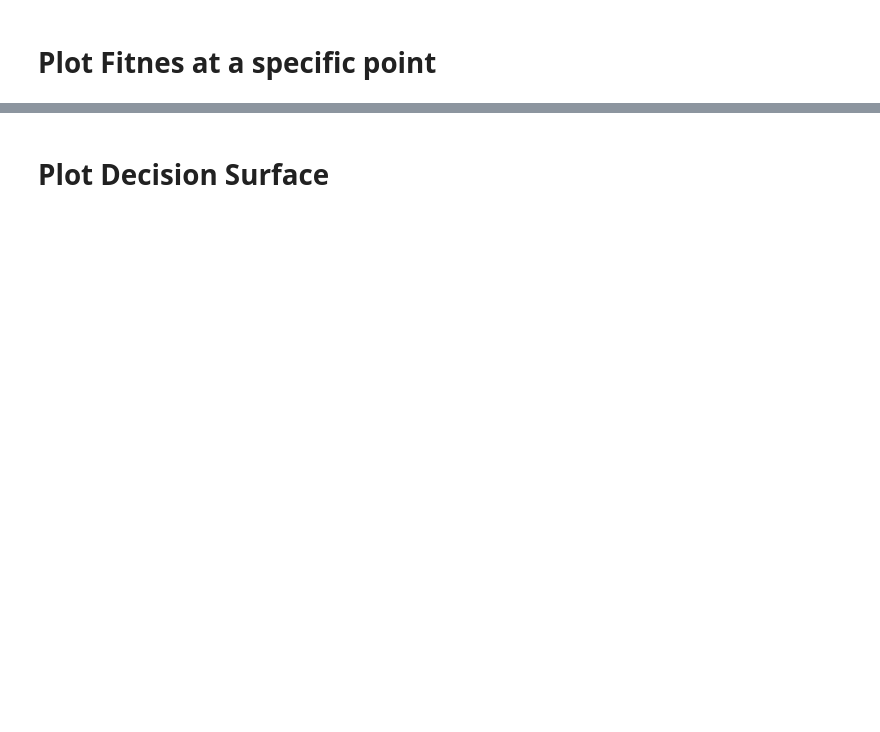
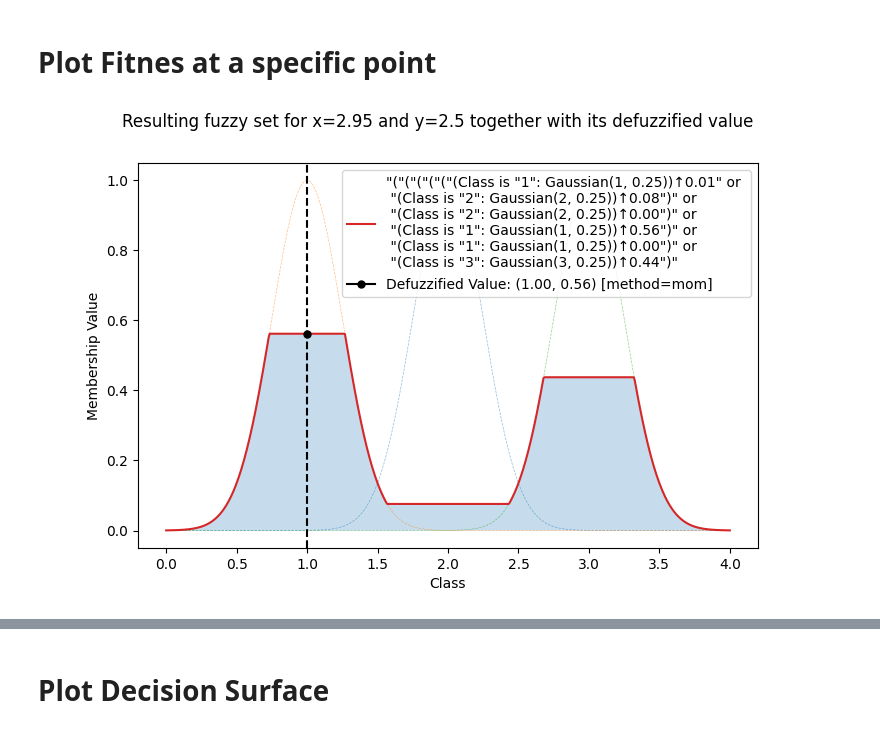
Before and after one commit to ManuelLerchner/AutoPas-FuzzyTuning-Bachelor-Thesis, a Jupyter notebook: demo/fuzzy-test/python/plots/decision_boundary_fuzzy_tree.ipynb, the cells around one changed output, grey strips where cells are left out. Saved outputs shown, nothing was run; the diff lists cells and outputs as text; code cells hidden in the pictures; blank space fills up the shorter version.

```diff
--- a/demo/fuzzy-test/python/plots/decision_boundary_fuzzy_tree.ipynb
+++ b/demo/fuzzy-test/python/plots/decision_boundary_fuzzy_tree.ipynb
@@ -59,19 +59,19 @@ fig.savefig("fuzzy_sets.png", dpi=300)
 # %% [markdown]
 # Plot Rule Input
 # %%
-rule1 = FuzzyRule(((x == "xsmaller3") & (y == "ysmaller2"))
-                  & (x == "xsmaller2"), cls == "1")
-rule2 = FuzzyRule(((x == "xsmaller3") & (y == "ysmaller2"))
-                  & (x == "xgreater2"), cls == "2")
+rule1 = FuzzyRule(((x == "smaller3") & (y == "smaller2"))
+                  & (x == "smaller2"), cls == "1")
+rule2 = FuzzyRule(((x == "smaller3") & (y == "smaller2"))
+                  & (x == "greater2"), cls == "2")
 
-rule3 = FuzzyRule(((x == "xsmaller3") & (y == "ygreater2"))
-                  & (x == "xsmaller1"), cls == "2")
-rule4 = FuzzyRule(((x == "xsmaller3") & (y == "ygreater2"))
-                  & (x == "xgreater1"), cls == "1")
+rule3 = FuzzyRule(((x == "smaller3") & (y == "greater2"))
+                  & (x == "smaller1"), cls == "2")
+rule4 = FuzzyRule(((x == "smaller3") & (y == "greater2"))
+                  & (x == "greater1"), cls == "1")
 
-rule5 = FuzzyRule(((x == "xgreater3") & (y == "ysmaller1")),
+rule5 = FuzzyRule(((x == "greater3") & (y == "smaller1")),
                   cls == "1")
-rule6 = FuzzyRule(((x == "xgreater3") & (y == "ygreater1")),
+rule6 = FuzzyRule(((x == "greater3") & (y == "greater1")),
                   cls == "3")
 # %% [markdown]
 # Resulting System
@@ -106,3 +106,29 @@ FuzzyRule(
 )
 # %% [markdown]
 # Plot Fitnes at a specific point
+# %%
+data = {"x": 2.95, "y": 2.5}
+
+rules = fs.applyRules(data)
+
+fig, ax = plt.subplots(1, 1)
+fig.set_size_inches(8, 5)
+
+rules.plot(ax, n=600)
+
+# add \n in legend before `or`
+handles, labels = ax.get_legend_handles_labels()
+labels = [f"{'or \n'.join(label.split('or'))}" for label in labels]
+
+# if label consist of single number, add `class` before it
+labels = [f"Class {label}" if label.isdigit() else label for label in labels]
+
+
+ax.legend(handles, labels, loc='upper right')
+
+fig.suptitle(f"Resulting fuzzy set for x={data['x']} and y={
+             data['y']} together with its defuzzified value")
+
+fig.savefig("fuzzy_set_for_data_mom.png", dpi=300)
+# %% [output]
+[figure, added]
```
Also changed, not shown: parts of 8 cells of this notebook, 18 other files.
